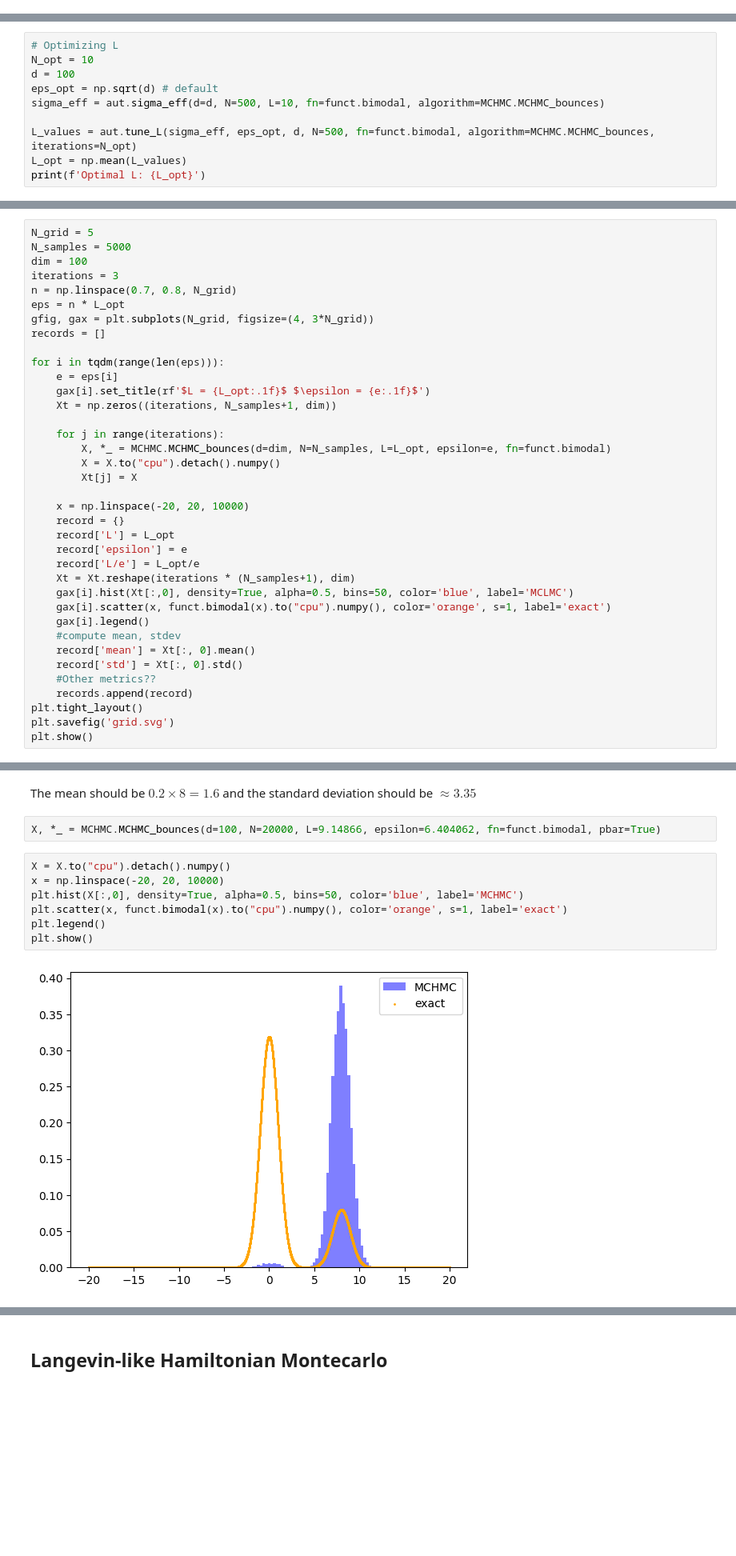
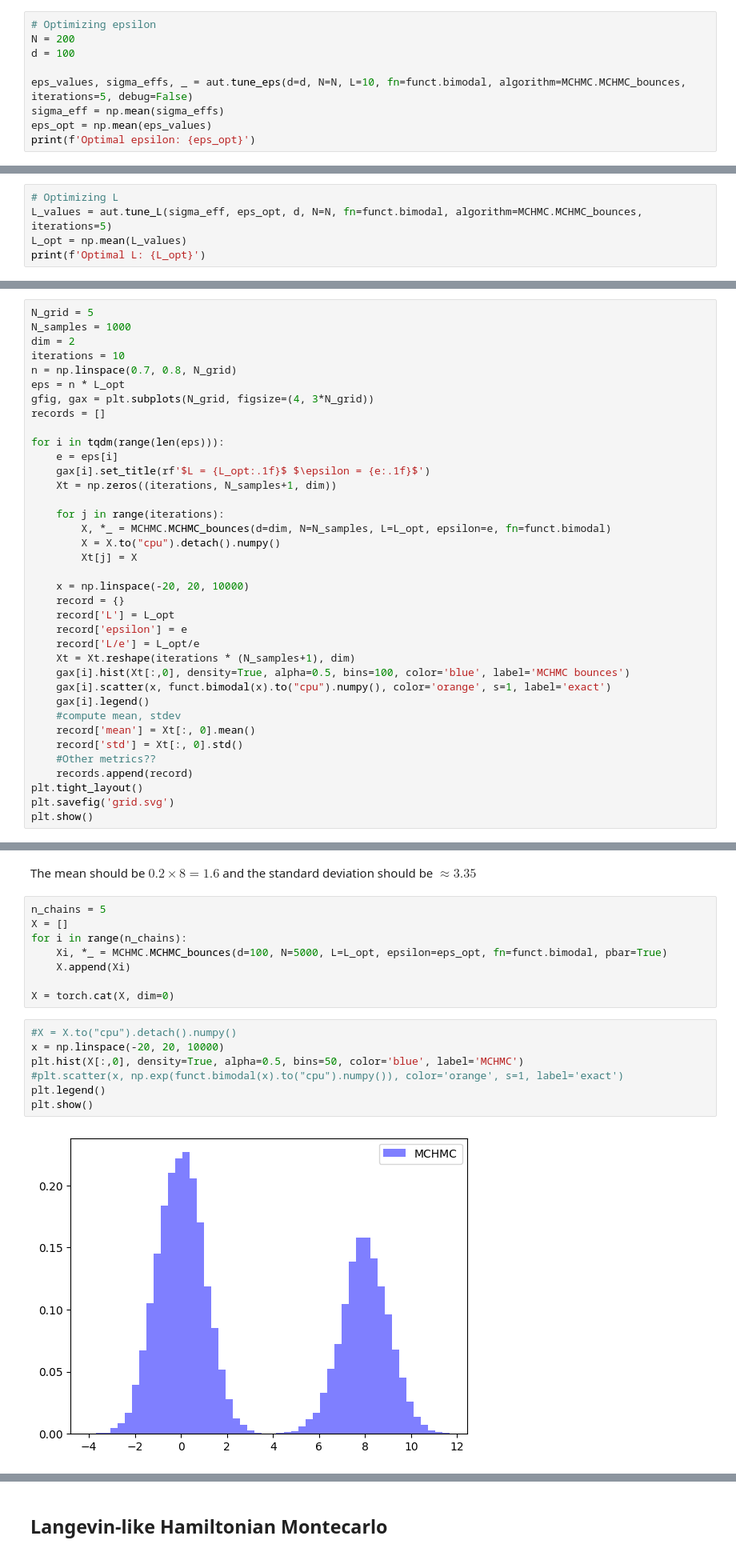
Before and after one commit to GiancarloSaran/MCHMC, a Jupyter notebook: main.ipynb, the cells around one changed output, grey strips where cells are left out. Shown at 80% size. Saved outputs shown, nothing was run; the diff lists cells and outputs as text; blank space fills up the shorter version.

```diff
--- a/main.ipynb
+++ b/main.ipynb
@@ -74,0 +109,9 @@ Let's start with the tuning of $\epsilon$ and L for the bimodal function, it sho
+# %%
+# Optimizing epsilon
+N = 200
+d = 100
+
+eps_values, sigma_effs, _ = aut.tune_eps(d=d, N=N, L=10, fn=funct.bimodal, algorithm=MCHMC.MCHMC_bounces, iterations=5, debug=False)
+sigma_eff = np.mean(sigma_effs)
+eps_opt = np.mean(eps_values)
+print(f'Optimal epsilon: {eps_opt}')
@@ -75,11 +121,6 @@ Let's start with the tuning of $\epsilon$ and L for the bimodal function, it sho
 # %%
 # Optimizing L
-N_opt = 10
-d = 100
-eps_opt = np.sqrt(d) # default
-sigma_eff = aut.sigma_eff(d=d, N=500, L=10, fn=funct.bimodal, algorithm=MCHMC.MCHMC_bounces)
-
-L_values = aut.tune_L(sigma_eff, eps_opt, d, N=500, fn=funct.bimodal, algorithm=MCHMC.MCHMC_bounces, iterations=N_opt)
+L_values = aut.tune_L(sigma_eff, eps_opt, d, N=N, fn=funct.bimodal, algorithm=MCHMC.MCHMC_bounces, iterations=5)
 L_opt = np.mean(L_values)
 print(f'Optimal L: {L_opt}')
 # %% [output]
@@ -102,8 +133,8 @@ We have implemented the procedure reported in the paper for the tuning of $\epsi
 # %%
 N_grid = 5
-N_samples = 5000
-dim = 100
-iterations = 3
+N_samples = 1000
+dim = 2
+iterations = 10
 n = np.linspace(0.7, 0.8, N_grid)
 eps = n * L_opt
 gfig, gax = plt.subplots(N_grid, figsize=(4, 3*N_grid))
@@ -125,7 +156,7 @@ for i in tqdm(range(len(eps))):
     record['epsilon'] = e
     record['L/e'] = L_opt/e
     Xt = Xt.reshape(iterations * (N_samples+1), dim)
-    gax[i].hist(Xt[:,0], density=True, alpha=0.5, bins=50, color='blue', label='MCLMC')
+    gax[i].hist(Xt[:,0], density=True, alpha=0.5, bins=100, color='blue', label='MCHMC bounces')
     gax[i].scatter(x, funct.bimodal(x).to("cpu").numpy(), color='orange', s=1, label='exact')
     gax[i].legend()
     #compute mean, stdev
@@ -151,13 +173,19 @@ df.head(len(df))
 # %% [markdown]
 The mean should be $0.2\times 8 = 1.6$ and the standard deviation should be $\approx 3.35$
 # %%
-X, *_ = MCHMC.MCHMC_bounces(d=100, N=20000, L=9.14866, epsilon=6.404062, fn=funct.bimodal, pbar=True)
+n_chains = 5
+X = []
+for i in range(n_chains):
+    Xi, *_ = MCHMC.MCHMC_bounces(d=100, N=5000, L=L_opt, epsilon=eps_opt, fn=funct.bimodal, pbar=True)
+    X.append(Xi)
+
+X = torch.cat(X, dim=0)
 # %%
-X = X.to("cpu").detach().numpy()
+#X = X.to("cpu").detach().numpy()
 x = np.linspace(-20, 20, 10000)
 plt.hist(X[:,0], density=True, alpha=0.5, bins=50, color='blue', label='MCHMC')
-plt.scatter(x, funct.bimodal(x).to("cpu").numpy(), color='orange', s=1, label='exact')
+#plt.scatter(x, np.exp(funct.bimodal(x).to("cpu").numpy()), color='orange', s=1, label='exact')
 plt.legend()
 plt.show()
 # %% [output]
-[figure, old version]
+[figure, new version]
```
Also changed, not shown: parts of 30 cells of this notebook, 8 other files.
